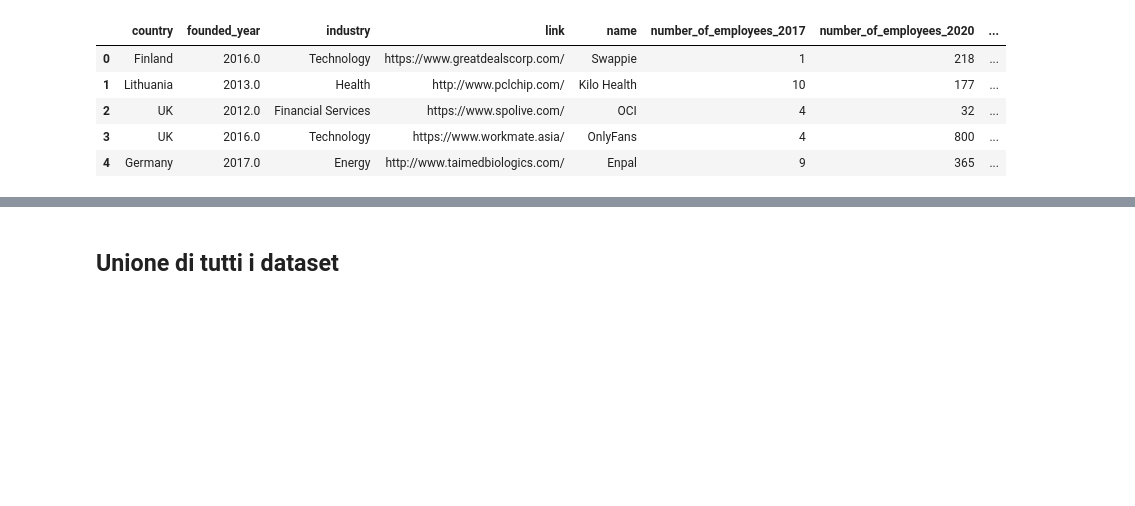
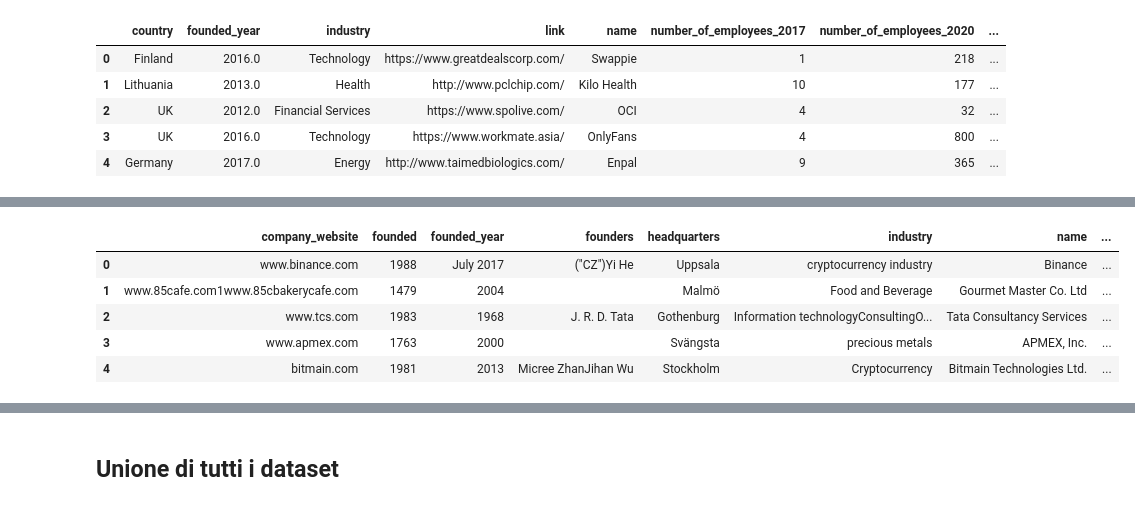
Before and after one commit to Elisabetta99/IDD_HW8, a Jupyter notebook: schemaAlignment.ipynb, the cells around one changed output, grey strips where cells are left out. Cells and saved outputs as stored; diff of their text form; code cells hidden in the pictures; blank space fills up the shorter version.

```diff
--- a/schemaAlignment.ipynb
+++ b/schemaAlignment.ipynb
@@ -528,0 +654,13 @@ with open('schemaAlignment/ft.json', 'w') as f:
+# %%
+merged_wikipedia = wiki_datasets[0].combine_first(wiki_datasets[1])
+merged_wikipedia = merged_wikipedia.combine_first(wiki_datasets[2])
+merged_wikipedia = merged_wikipedia.combine_first(wiki_datasets[3])
+# %%
+merged_wikipedia.head()
+# %% [output]
+|  | company_website | founded | founded_year | founders | headquarters | industry | name | ... |
+| 0 | www.binance.com | 1988 | July 2017 | ("CZ")Yi He | Uppsala | cryptocurrency industry | Binance | ... |
+| 1 | www.85cafe.com1www.85cbakerycafe.com | 1479 | 2004 |  | Malmö | Food and Beverage | Gourmet Master Co. Ltd | ... |
+| 2 | www.tcs.com | 1983 | 1968 | J. R. D. Tata | Gothenburg | Information technologyConsultingO... | Tata Consultancy Services | ... |
+| 3 | www.apmex.com | 1763 | 2000 |  | Svängsta | precious metals | APMEX, Inc. | ... |
+| 4 | bitmain.com | 1981 | 2013 | Micree ZhanJihan Wu | Stockholm | Cryptocurrency | Bitmain Technologies Ltd. | ... |
```
Also changed, not shown: parts of 16 cells of this notebook, 3 other files.
